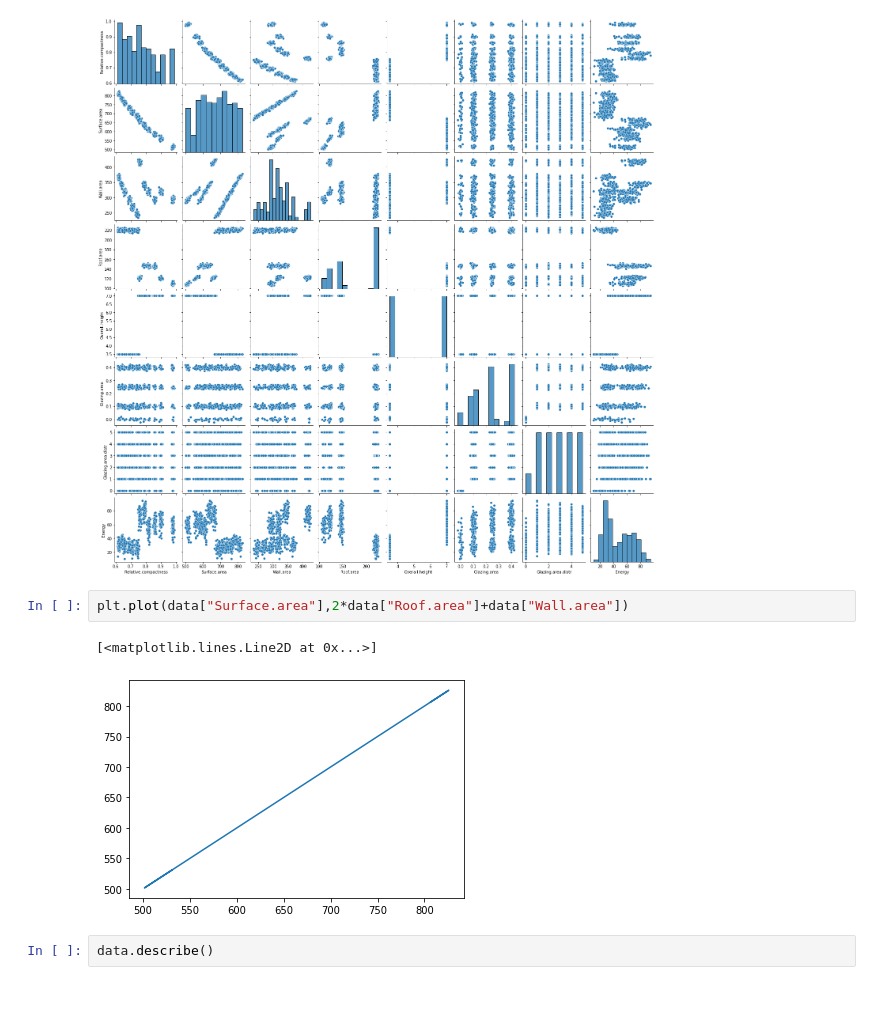
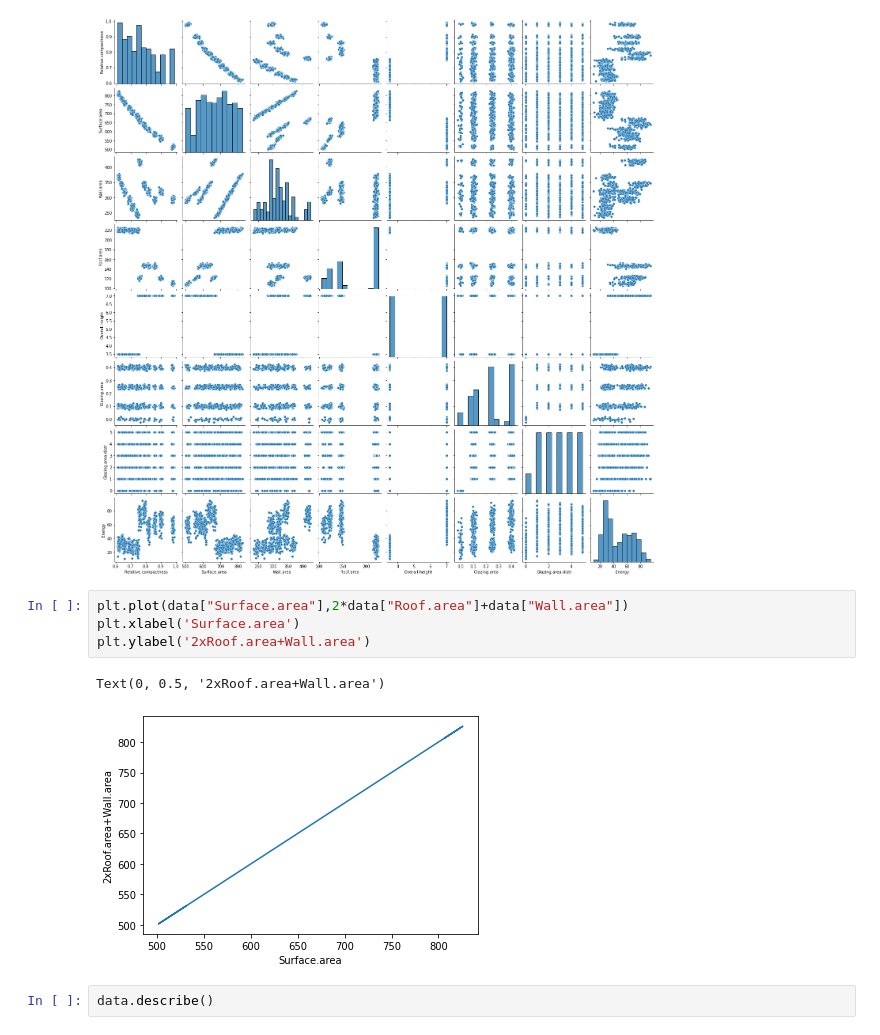
Before and after one commit to quentinthuet/buildings_energy_consumption, a Jupyter notebook: Project.ipynb, the cells around one changed output. Cells and saved outputs as stored; diff of their text form; blank space fills up the shorter version.

```diff
--- a/Project.ipynb
+++ b/Project.ipynb
@@ -32,9 +32,11 @@ sns.pairplot(data)
 [figure]
 # %%
 plt.plot(data["Surface.area"],2*data["Roof.area"]+data["Wall.area"])
+plt.xlabel('Surface.area')
+plt.ylabel('2xRoof.area+Wall.area')
 # %% [output]
-[<matplotlib.lines.Line2D at 0x...>]
+Text(0, 0.5, '2xRoof.area+Wall.area')
-[figure, old version]
+[figure, new version]
 # %%
 data.describe()
 # %% [output]
```
Also changed, not shown: parts of 24 cells of this notebook.
